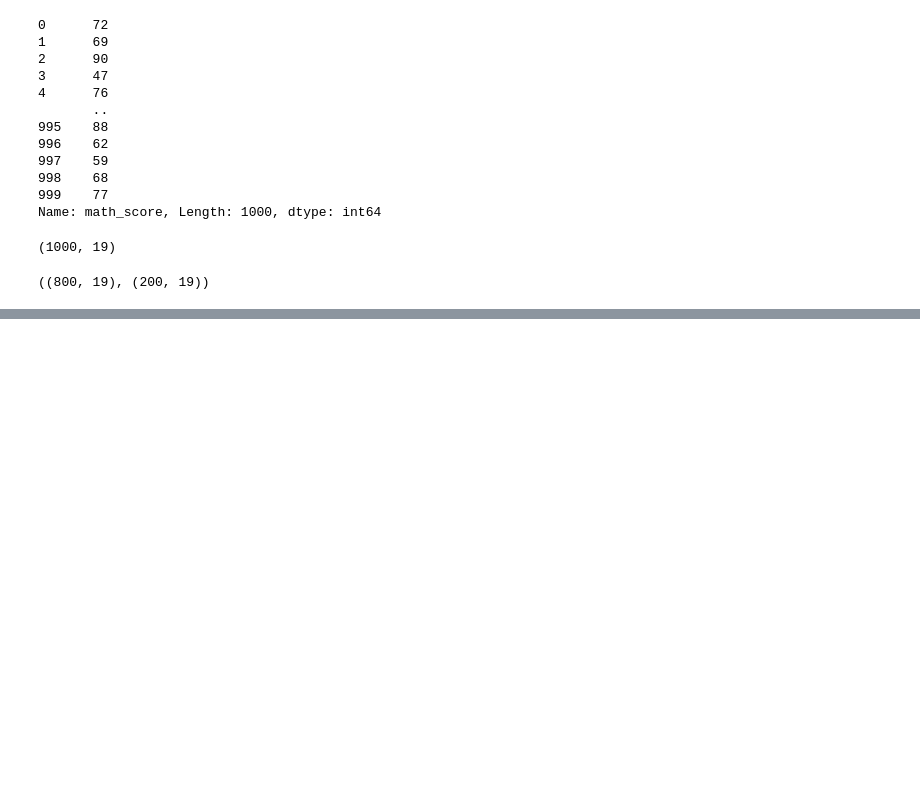
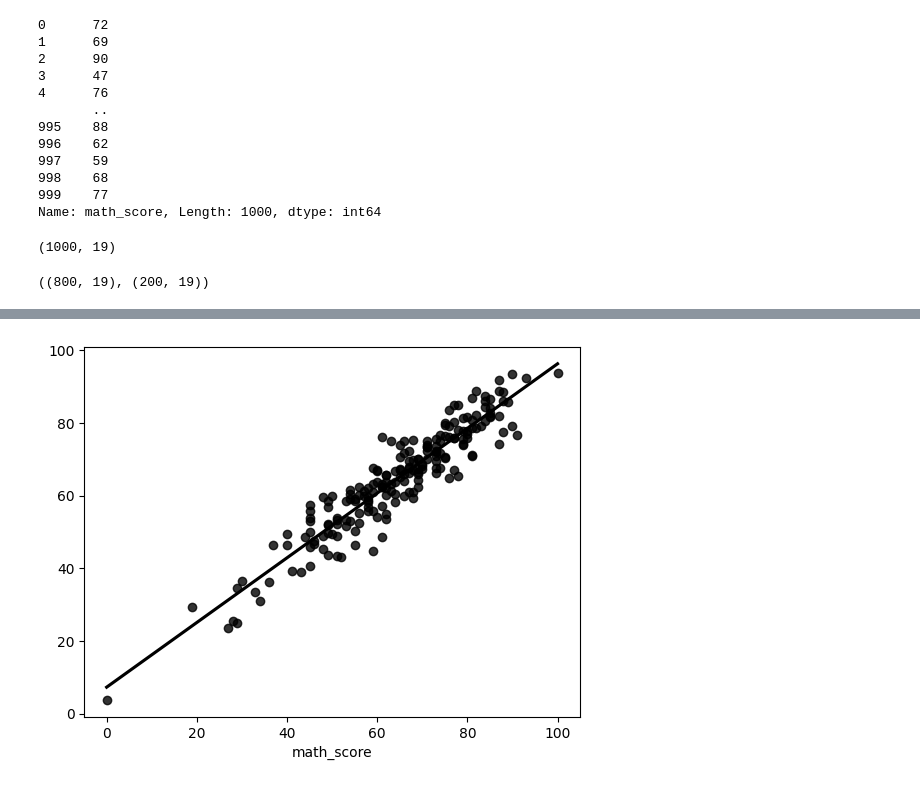
Before and after one commit to DevSourcerer04/mlproject, a Jupyter notebook: notebook/2. MODEL TRAINING .ipynb, the cells around one changed output, grey strips where cells are left out. Cells and saved outputs as stored; diff of their text form; code cells hidden in the pictures; blank space fills up the shorter version.

```diff
--- a/notebook/2. MODEL TRAINING .ipynb
+++ b/notebook/2. MODEL TRAINING .ipynb
@@ -193,0 +236,4 @@ pd.DataFrame(list(zip(model_list, r2_list)), columns=['Model Name', 'R2_Score'])
+# %%
+sns.regplot(x=y_test, y=y_pred, ci=None, color= 'black');
+# %% [output]
+[figure, added]
```
Also changed, not shown: parts of 7 cells of this notebook, 8 other files.
